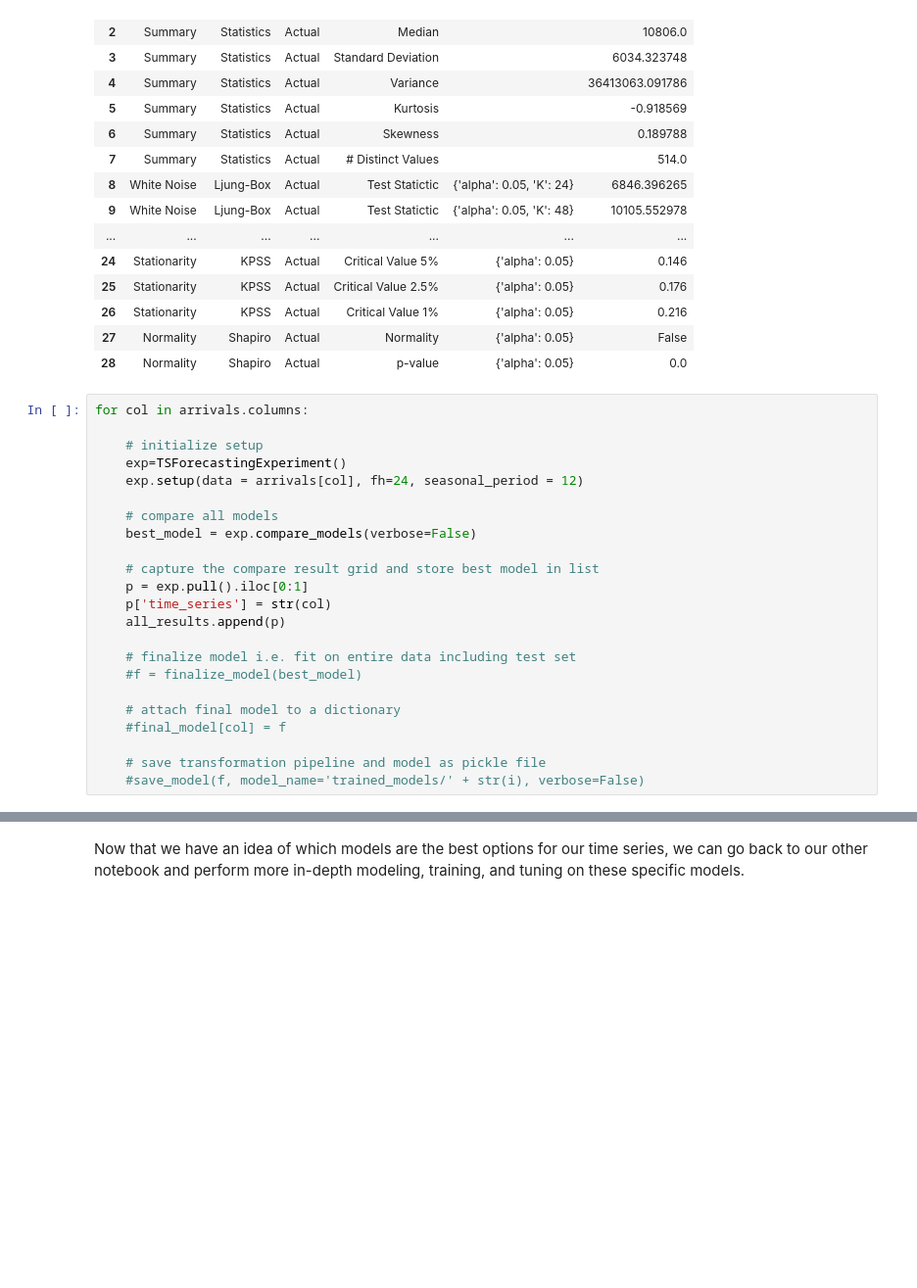
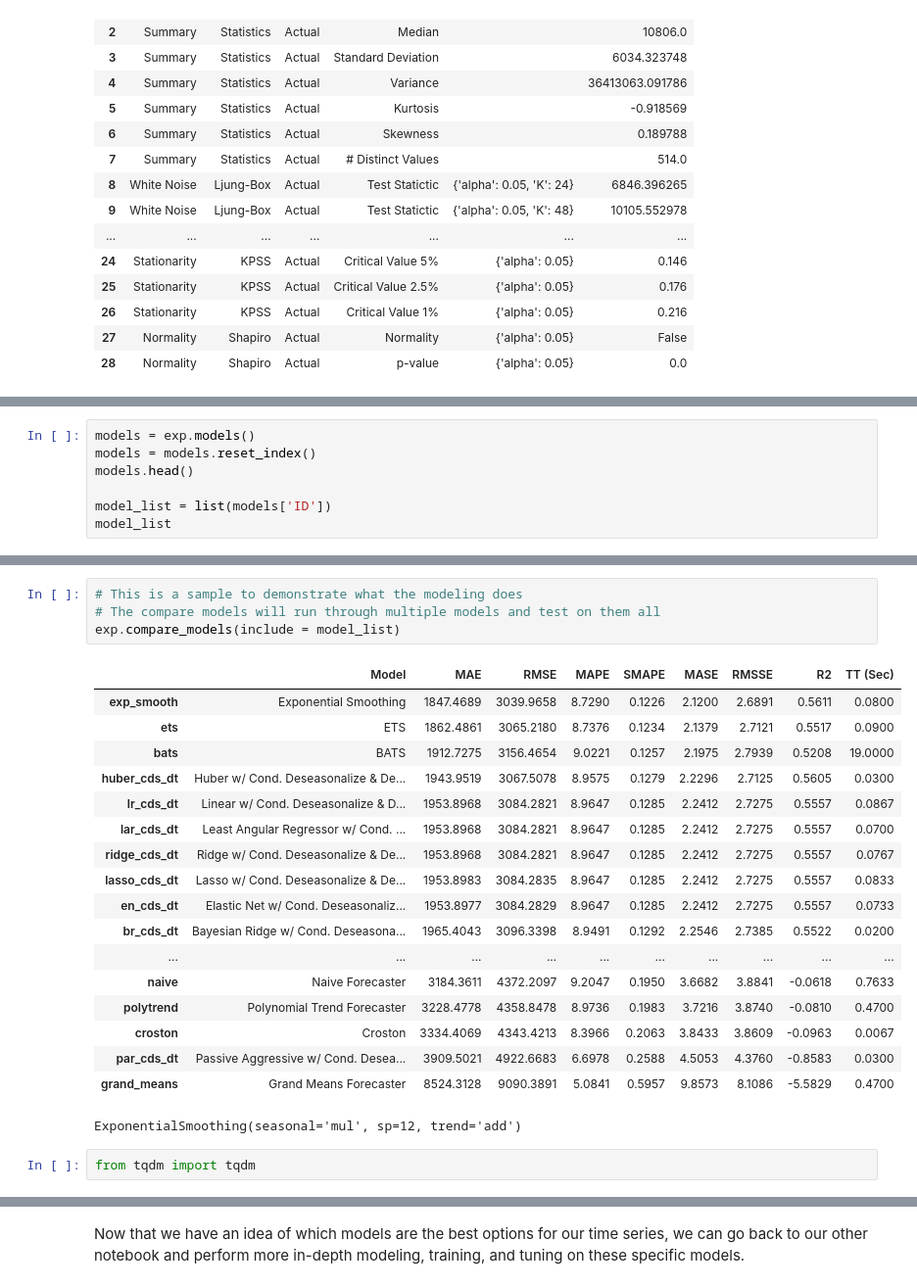
Before and after one commit to lutimoth/Tourism-Forecasting, a Jupyter notebook: Notebooks/Modeling with Pycaret.ipynb, the cells around one changed output, grey strips where cells are left out. Shown at 98% size. Cells and saved outputs as stored; diff of their text form; blank space fills up the shorter version.

```diff
--- a/Notebooks/Modeling with Pycaret.ipynb
+++ b/Notebooks/Modeling with Pycaret.ipynb
@@ -96,26 +132,3 @@ exp.check_stats()
 | 26 | Stationarity | KPSS | Actual | Critical Value 1% | {'alpha': 0.05} | 0.216 |
 | 27 | Normality | Shapiro | Actual | Normality | {'alpha': 0.05} | False |
 | 28 | Normality | Shapiro | Actual | p-value | {'alpha': 0.05} | 0.0 |
-# %%
-for col in arrivals.columns:
-
-    # initialize setup
-    exp=TSForecastingExperiment()
-    exp.setup(data = arrivals[col], fh=24, seasonal_period = 12)
-
-    # compare all models
-    best_model = exp.compare_models(verbose=False)
-
-    # capture the compare result grid and store best model in list
-    p = exp.pull().iloc[0:1]
-    p['time_series'] = str(col)
-    all_results.append(p)
-
-    # finalize model i.e. fit on entire data including test set
-    #f = finalize_model(best_model)
-
-    # attach final model to a dictionary
-    #final_model[col] = f
-
-    # save transformation pipeline and model as pickle file
-    #save_model(f, model_name='trained_models/' + str(i), verbose=False)
@@ -327,0 +135,7 @@ for col in arrivals.columns:
+# %%
+models = exp.models()
+models = models.reset_index()
+models.head()
+
+model_list = list(models['ID'])
+model_list
@@ -327,0 +160,25 @@ for col in arrivals.columns:
+# %%
+# This is a sample to demonstrate what the modeling does
+# The compare models will run through multiple models and test on them all
+exp.compare_models(include = model_list)
+# %% [output]
+|  | Model | MAE | RMSE | MAPE | SMAPE | MASE | RMSSE | R2 | TT (Sec) |
+| exp_smooth | Exponential Smoothing | 1847.4689 | 3039.9658 | 8.7290 | 0.1226 | 2.1200 | 2.6891 | 0.5611 | 0.0800 |
+| ets | ETS | 1862.4861 | 3065.2180 | 8.7376 | 0.1234 | 2.1379 | 2.7121 | 0.5517 | 0.0900 |
+| bats | BATS | 1912.7275 | 3156.4654 | 9.0221 | 0.1257 | 2.1975 | 2.7939 | 0.5208 | 19.0000 |
+| huber_cds_dt | Huber w/ Cond. Deseasonalize & De... | 1943.9519 | 3067.5078 | 8.9575 | 0.1279 | 2.2296 | 2.7125 | 0.5605 | 0.0300 |
+| lr_cds_dt | Linear w/ Cond. Deseasonalize & D... | 1953.8968 | 3084.2821 | 8.9647 | 0.1285 | 2.2412 | 2.7275 | 0.5557 | 0.0867 |
+| lar_cds_dt | Least Angular Regressor w/ Cond. ... | 1953.8968 | 3084.2821 | 8.9647 | 0.1285 | 2.2412 | 2.7275 | 0.5557 | 0.0700 |
+| ridge_cds_dt | Ridge w/ Cond. Deseasonalize & De... | 1953.8968 | 3084.2821 | 8.9647 | 0.1285 | 2.2412 | 2.7275 | 0.5557 | 0.0767 |
+| lasso_cds_dt | Lasso w/ Cond. Deseasonalize & De... | 1953.8983 | 3084.2835 | 8.9647 | 0.1285 | 2.2412 | 2.7275 | 0.5557 | 0.0833 |
+| en_cds_dt | Elastic Net w/ Cond. Deseasonaliz... | 1953.8977 | 3084.2829 | 8.9647 | 0.1285 | 2.2412 | 2.7275 | 0.5557 | 0.0733 |
+| br_cds_dt | Bayesian Ridge w/ Cond. Deseasona... | 1965.4043 | 3096.3398 | 8.9491 | 0.1292 | 2.2546 | 2.7385 | 0.5522 | 0.0200 |
+| ... | ... | ... | ... | ... | ... | ... | ... | ... | ... |
+| naive | Naive Forecaster | 3184.3611 | 4372.2097 | 9.2047 | 0.1950 | 3.6682 | 3.8841 | -0.0618 | 0.7633 |
+| polytrend | Polynomial Trend Forecaster | 3228.4778 | 4358.8478 | 8.9736 | 0.1983 | 3.7216 | 3.8740 | -0.0810 | 0.4700 |
+| croston | Croston | 3334.4069 | 4343.4213 | 8.3966 | 0.2063 | 3.8433 | 3.8609 | -0.0963 | 0.0067 |
+| par_cds_dt | Passive Aggressive w/ Cond. Desea... | 3909.5021 | 4922.6683 | 6.6978 | 0.2588 | 4.5053 | 4.3760 | -0.8583 | 0.0300 |
+| grand_means | Grand Means Forecaster | 8524.3128 | 9090.3891 | 5.0841 | 0.5957 | 9.8573 | 8.1086 | -5.5829 | 0.4700 |
+ExponentialSmoothing(seasonal='mul', sp=12, trend='add')
+# %%
+from tqdm import tqdm
```
Also changed, not shown: parts of 12 cells of this notebook.
